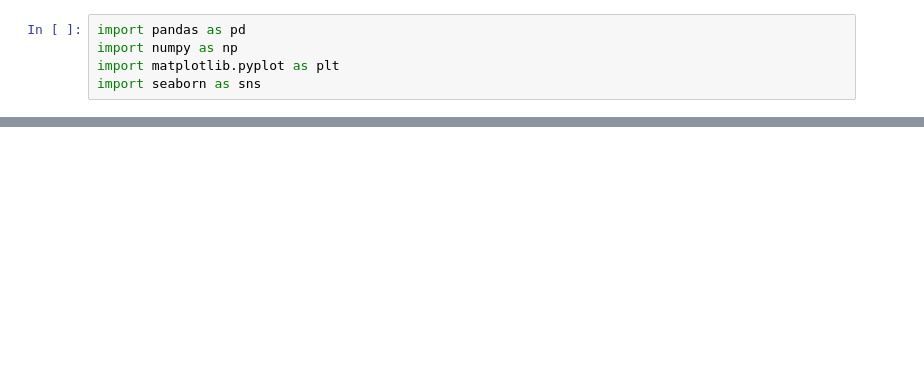
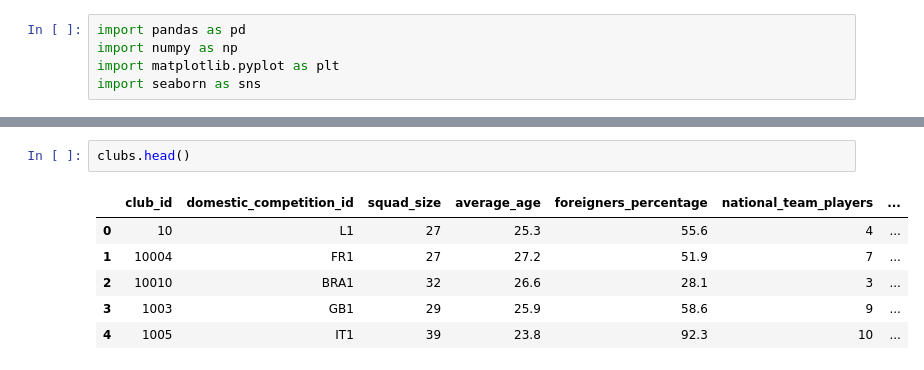
Before and after one commit to pyatnovov/football-transfer-fee-prediction, a Jupyter notebook: 01_data_preperation.ipynb, the cells around one changed output, grey strips where cells are left out. Cells and saved outputs as stored; diff of their text form; blank space fills up the shorter version.

```diff
--- a/01_data_preperation.ipynb
+++ b/01_data_preperation.ipynb
@@ -121,0 +369,9 @@ dtype: object
+# %%
+clubs.head()
+# %% [output]
+|  | club_id | domestic_competition_id | squad_size | average_age | foreigners_percentage | national_team_players | ... |
+| 0 | 10 | L1 | 27 | 25.3 | 55.6 | 4 | ... |
+| 1 | 10004 | FR1 | 27 | 27.2 | 51.9 | 7 | ... |
+| 2 | 10010 | BRA1 | 32 | 26.6 | 28.1 | 3 | ... |
+| 3 | 1003 | GB1 | 29 | 25.9 | 58.6 | 9 | ... |
+| 4 | 1005 | IT1 | 39 | 23.8 | 92.3 | 10 | ... |
```
Also changed, not shown: parts of 33 cells of this notebook, 2 other files.
